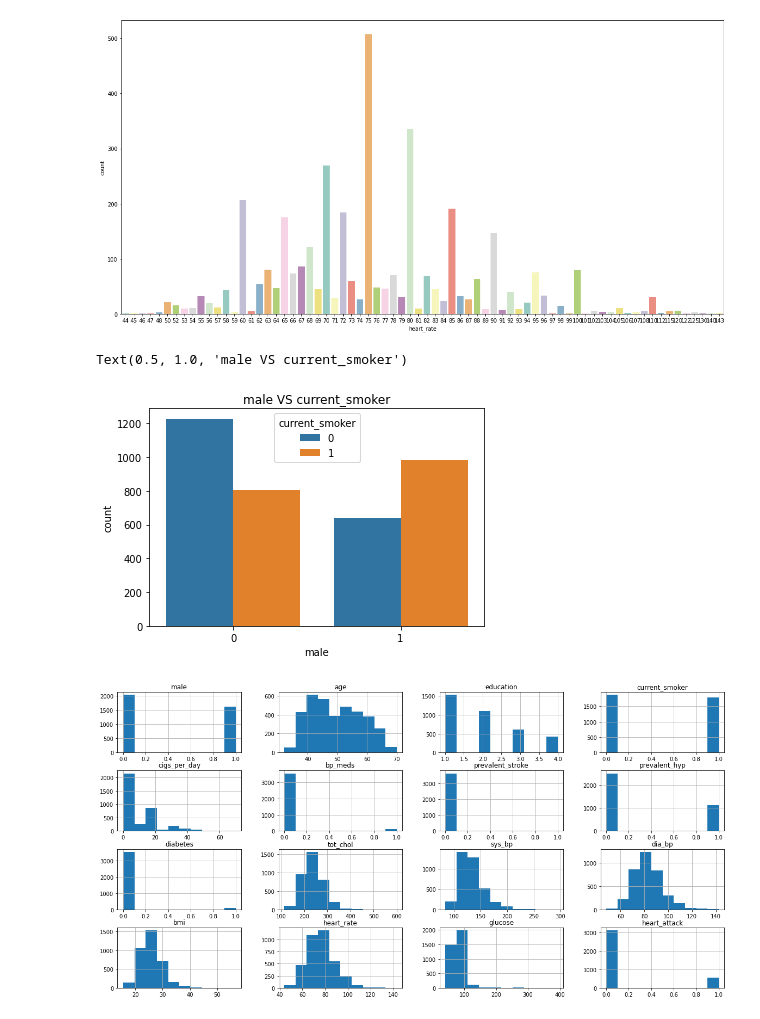
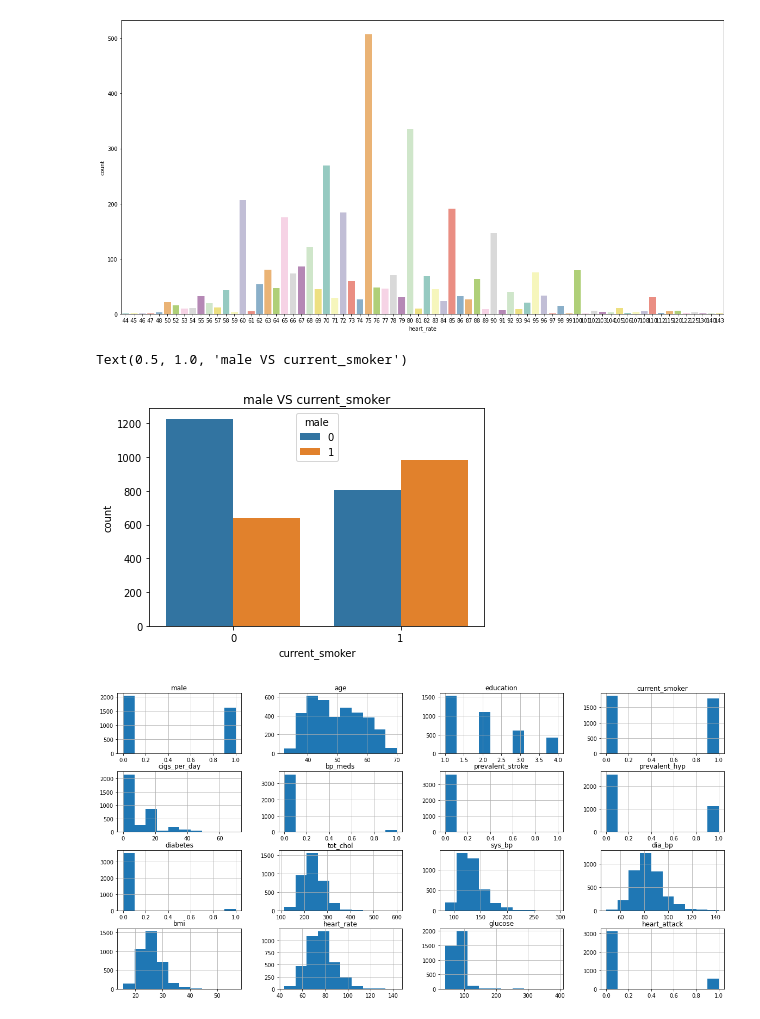
Before and after one commit to tajrink/summer_microcredential, a Jupyter notebook: draft_of_Heart_Attack_Dataset.ipynb, the cells around one changed output. Cells and saved outputs as stored; diff of their text form; code cells hidden in the pictures.

```diff
--- a/draft_of_Heart_Attack_Dataset.ipynb
+++ b/draft_of_Heart_Attack_Dataset.ipynb
@@ -195,8 +195,8 @@ plt.show()
 # %% [output]
 [figure]
 # %%
-#Tajrin
-sns.countplot(heart['male'], hue = heart['current_smoker']).set_title("male VS current_smoker")
+# fig 6 by Tajrin
+sns.countplot(heart['current_smoker'], hue = heart['male']).set_title("male VS current_smoker")
 # %% [output]
 Text(0.5, 1.0, 'male VS current_smoker')
-[figure, old version]
+[figure, new version]
```
Also changed, not shown: parts of 10 cells of this notebook.
